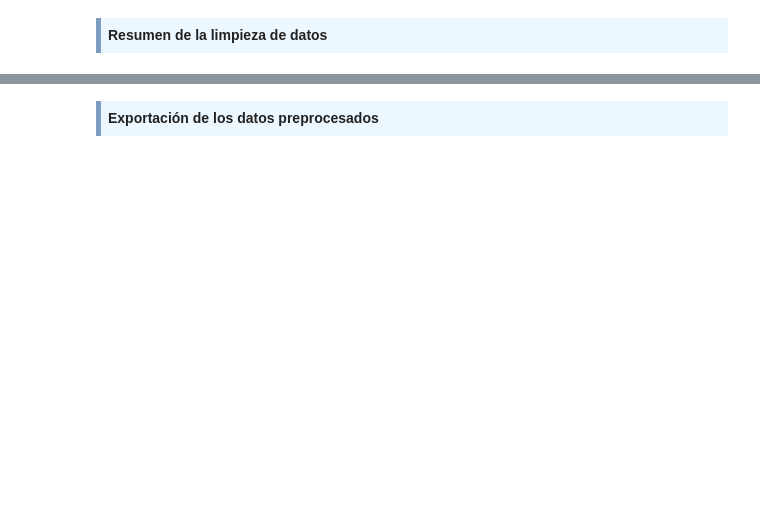
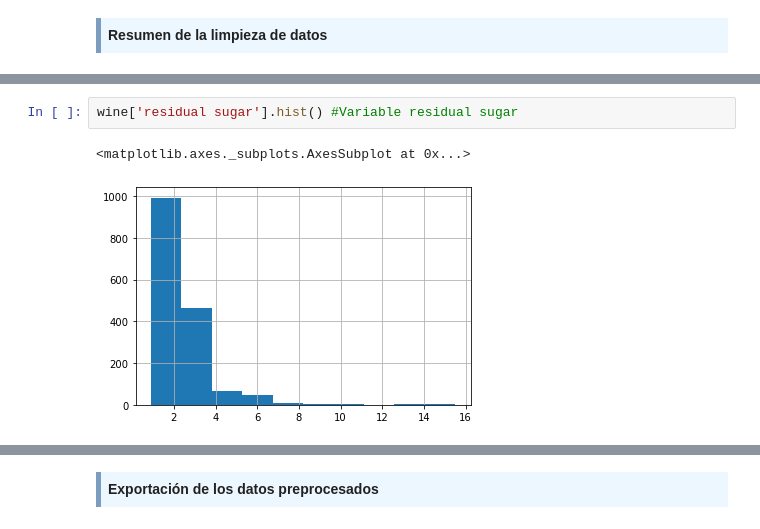
Before and after one commit to Liss-maritza/PEC2-CVD, a Jupyter notebook: PEC2-CVD.ipynb, the cells around one changed output, grey strips where cells are left out. Cells and saved outputs as stored; diff of their text form; blank space fills up the shorter version.

```diff
--- a/PEC2-CVD.ipynb
+++ b/PEC2-CVD.ipynb
@@ -464,0 +542,5 @@ Finalmente, con la variable 'Alcohol', si bien existen tres valores fuera del ra
+# %%
+wine['residual sugar'].hist() #Variable residual sugar
+# %% [output]
+<matplotlib.axes._subplots.AxesSubplot at 0x...>
+[figure, added]
```
Also changed, not shown: parts of 28 cells of this notebook.
